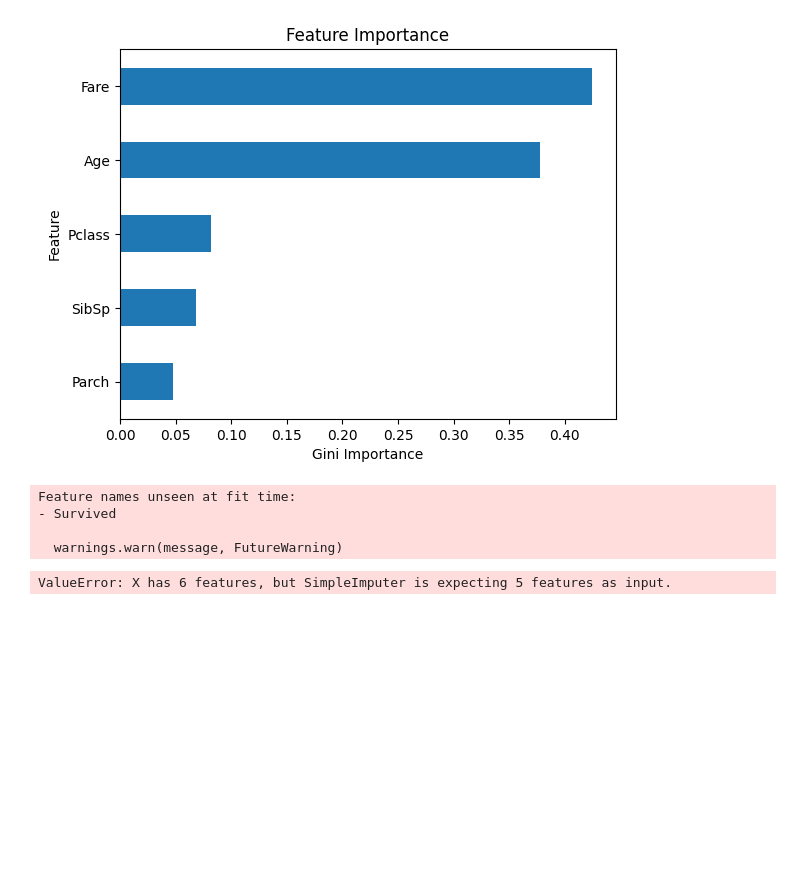
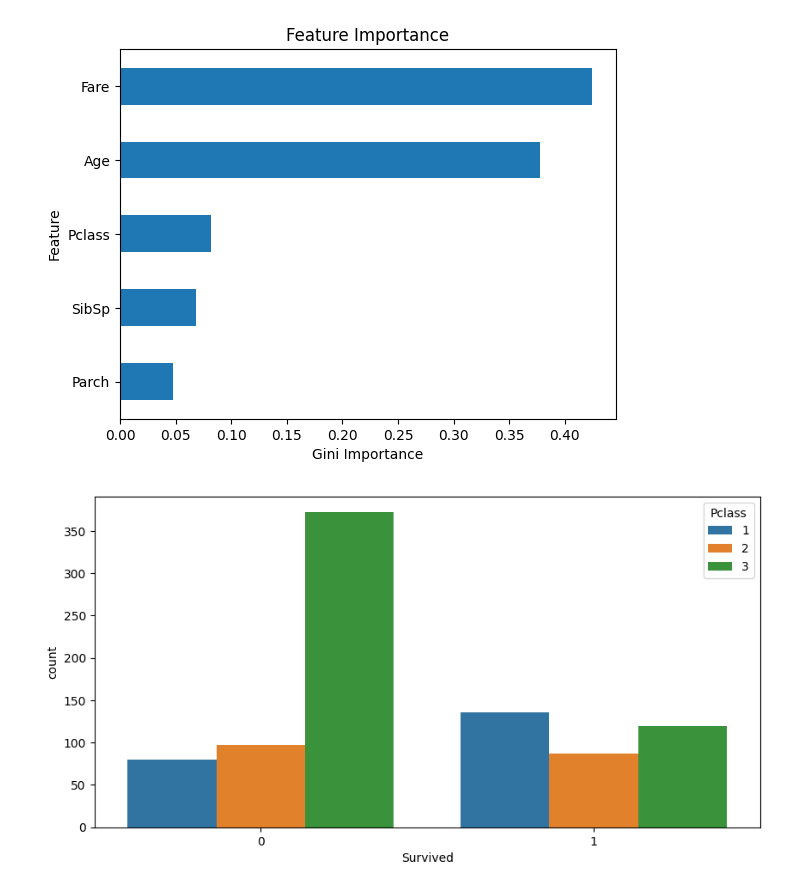
Before and after one commit to de-lia/Titanic-Survival-Prediction, a Jupyter notebook: titanic.ipynb, the cells around one changed output. Drawn from its saved outputs; the diff is of its cells as text; code cells hidden in the pictures; blank space fills up the shorter version.

Commit message:
added graphs

```diff
--- a/titanic.ipynb
+++ b/titanic.ipynb
@@ -226,13 +228,9 @@ def make_predictions(data_filepath, model_filepath):
     y_test_pred = pd.Series(y_test_pred, index=X_test.index, name="Survived")
 
     return y_test_pred
-# %%
-y_test_pred = make_predictions(data_filepath="test.csv", model_filepath="titanic-model.pkl")
-print("predictions shape:", y_test_pred.shape)
-y_test_pred.head()
-# %% [output]
-Feature names unseen at fit time:
-- Survived
-
-  warnings.warn(message, FutureWarning)
-ValueError: X has 6 features, but SimpleImputer is expecting 5 features as input.
+# %%
+plt.figure(figsize=(10,5))
+sns.countplot(x='Survived', hue='Pclass', data=df)
+plt.show()
+# %% [output]
+[figure, added]
```
Also changed, not shown: parts of 2 cells of this notebook.
